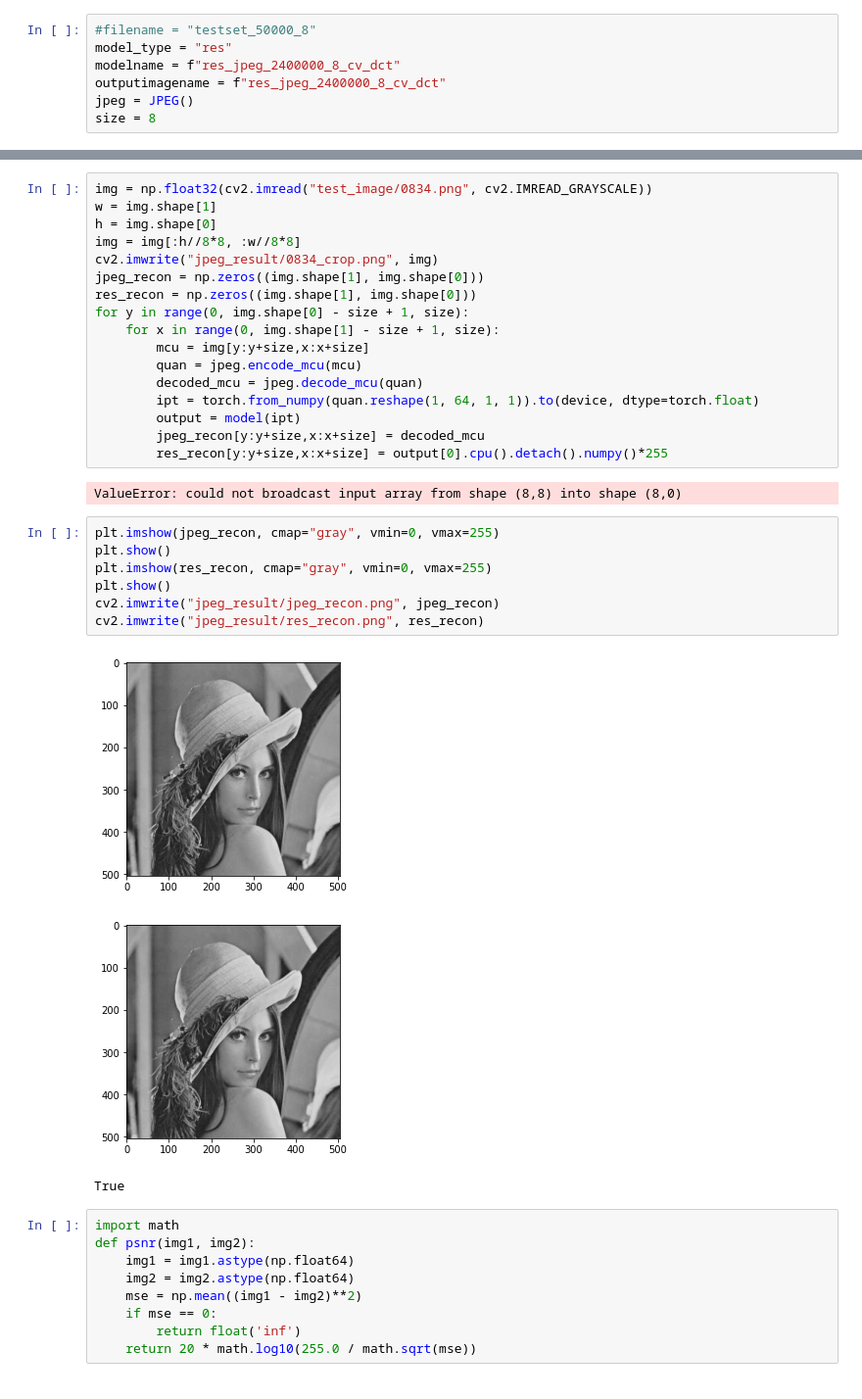
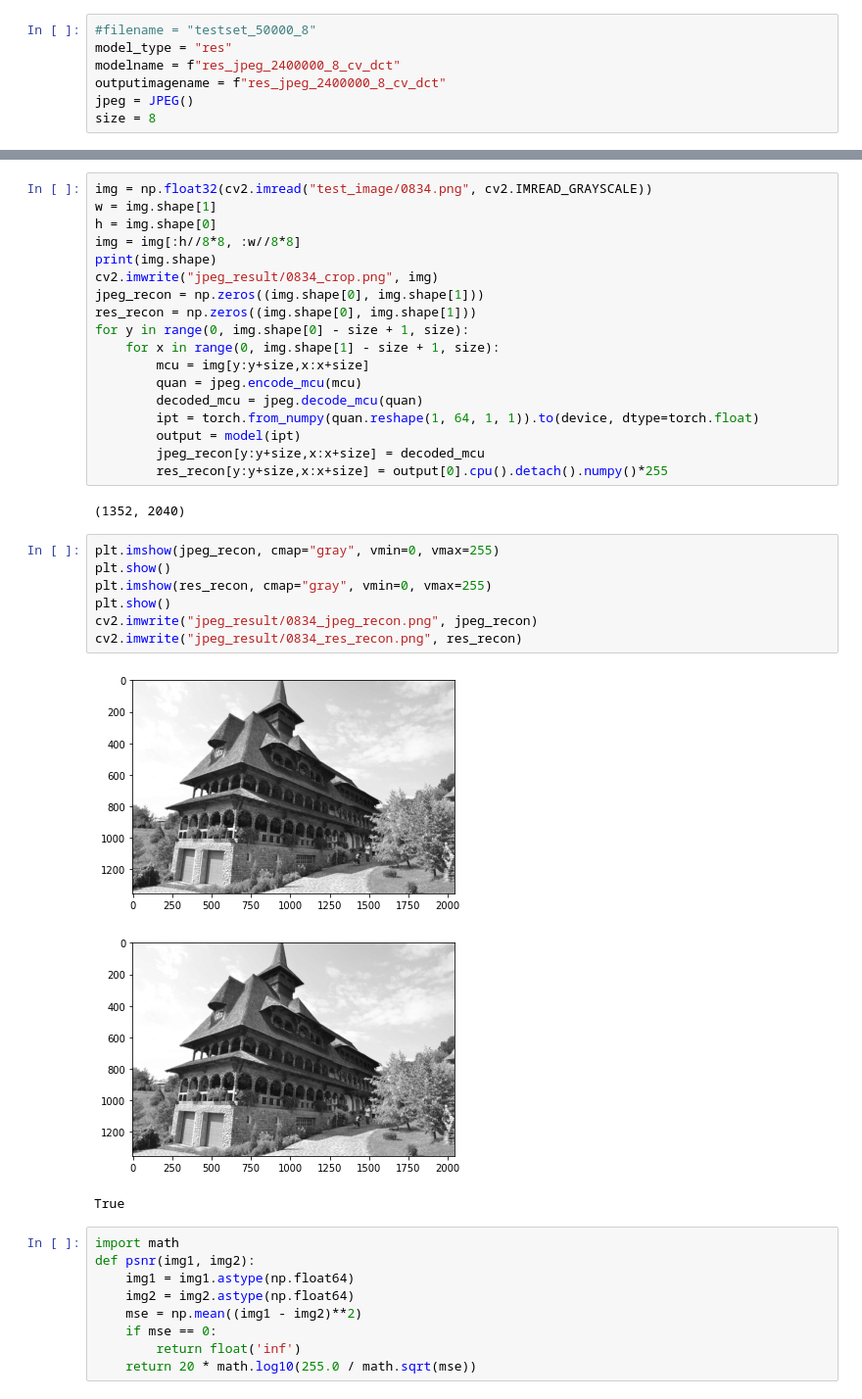
Before and after one commit to hanyuan97/learned-idct, a Jupyter notebook: test.ipynb, the cells around one changed output, grey strips where cells are left out. Shown at 98% size. Cells and saved outputs as stored; diff of their text form.

```diff
--- a/test.ipynb
+++ b/test.ipynb
@@ -63,9 +63,10 @@ img = np.float32(cv2.imread("test_image/0834.png", cv2.IMREAD_GRAYSCALE))
 w = img.shape[1]
 h = img.shape[0]
 img = img[:h//8*8, :w//8*8]
+print(img.shape)
 cv2.imwrite("jpeg_result/0834_crop.png", img)
-jpeg_recon = np.zeros((img.shape[1], img.shape[0]))
-res_recon = np.zeros((img.shape[1], img.shape[0]))
+jpeg_recon = np.zeros((img.shape[0], img.shape[1]))
+res_recon = np.zeros((img.shape[0], img.shape[1]))
 for y in range(0, img.shape[0] - size + 1, size):
     for x in range(0, img.shape[1] - size + 1, size):
         mcu = img[y:y+size,x:x+size]
@@ -76,17 +77,17 @@ for y in range(0, img.shape[0] - size + 1, size):
         jpeg_recon[y:y+size,x:x+size] = decoded_mcu
         res_recon[y:y+size,x:x+size] = output[0].cpu().detach().numpy()*255
 # %% [output]
-ValueError: could not broadcast input array from shape (8,8) into shape (8,0)
+(1352, 2040)
 # %%
 plt.imshow(jpeg_recon, cmap="gray", vmin=0, vmax=255)
 plt.show()
 plt.imshow(res_recon, cmap="gray", vmin=0, vmax=255)
 plt.show()
-cv2.imwrite("jpeg_result/jpeg_recon.png", jpeg_recon)
-cv2.imwrite("jpeg_result/res_recon.png", res_recon)
+cv2.imwrite("jpeg_result/0834_jpeg_recon.png", jpeg_recon)
+cv2.imwrite("jpeg_result/0834_res_recon.png", res_recon)
 # %% [output]
-[figure, old version]
+[figure, new version]
-[figure, old version]
+[figure, new version]
 True
 # %%
 import math
```
Also changed, not shown: parts of 1 cell of this notebook, 4 other files.
